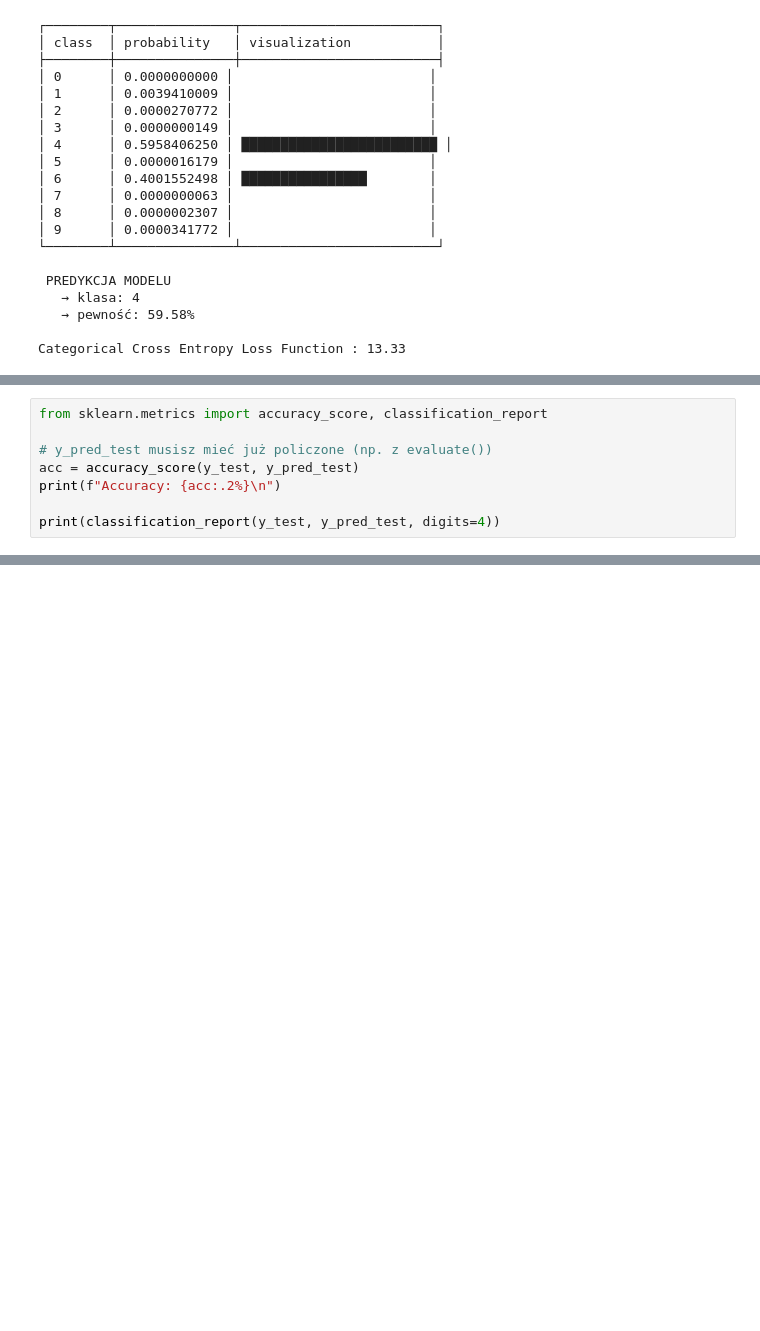
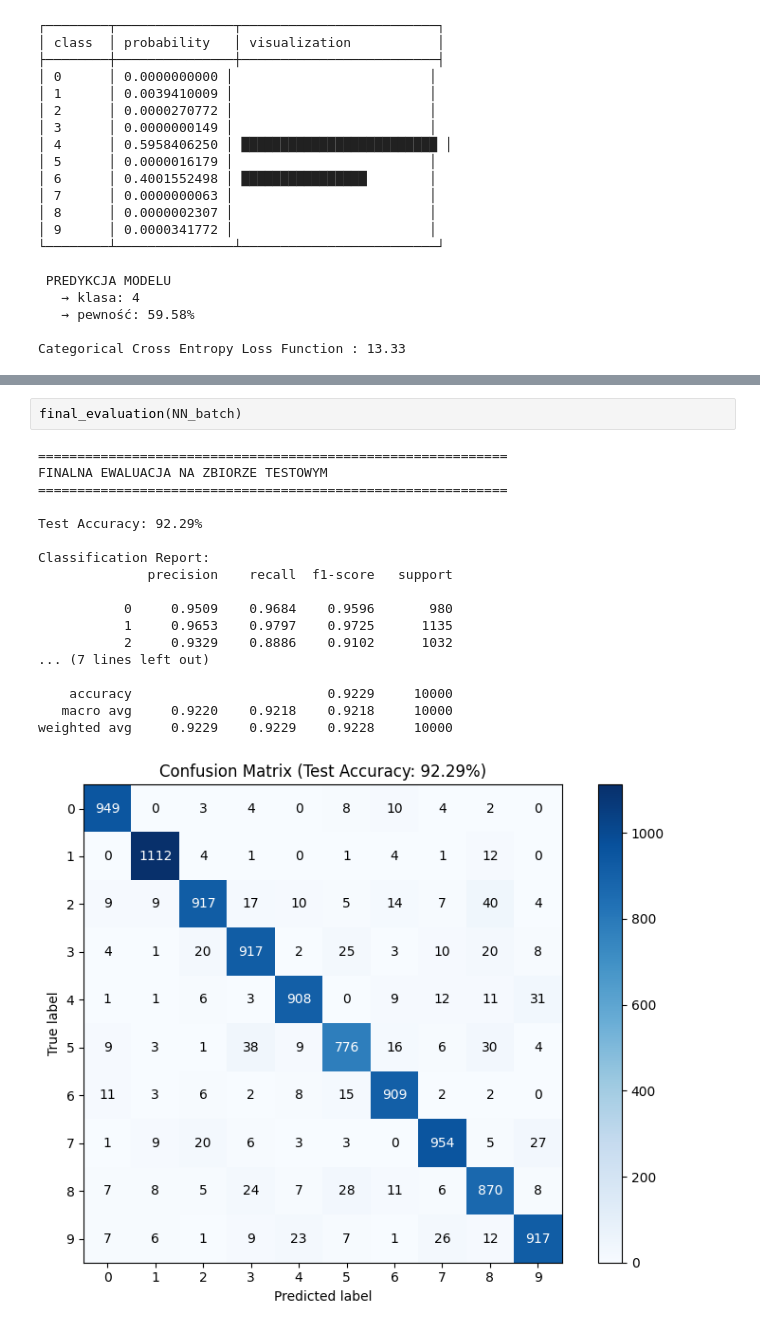
Before and after one commit to JanEljasiak/Neural_Networks, a Jupyter notebook: Backpropagation.ipynb, the cells around one changed output, grey strips where cells are left out. Cells and saved outputs as stored; diff of their text form; blank space fills up the shorter version.

```diff
--- a/Backpropagation.ipynb
+++ b/Backpropagation.ipynb
@@ -485,8 +544,0 @@ Classification Report:
-# %%
-from sklearn.metrics import accuracy_score, classification_report
-
-# y_pred_test musisz mieć już policzone (np. z evaluate())
-acc = accuracy_score(y_test, y_pred_test)
-print(f"Accuracy: {acc:.2%}\n")
-
-print(classification_report(y_test, y_pred_test, digits=4))
@@ -511,0 +747,21 @@ weighted avg     0.8689    0.8603    0.8596     10000
+# %%
+final_evaluation(NN_batch)
+# %% [output]
+============================================================
+FINALNA EWALUACJA NA ZBIORZE TESTOWYM
+============================================================
+
+Test Accuracy: 92.29%
+
+Classification Report:
+              precision    recall  f1-score   support
+
+           0     0.9509    0.9684    0.9596       980
+           1     0.9653    0.9797    0.9725      1135
+           2     0.9329    0.8886    0.9102      1032
+... (7 lines left out)
+
+    accuracy                         0.9229     10000
+   macro avg     0.9220    0.9218    0.9218     10000
+weighted avg     0.9229    0.9229    0.9228     10000
+[figure, added]
```
Also changed, not shown: parts of 16 cells of this notebook, 32 other files.
